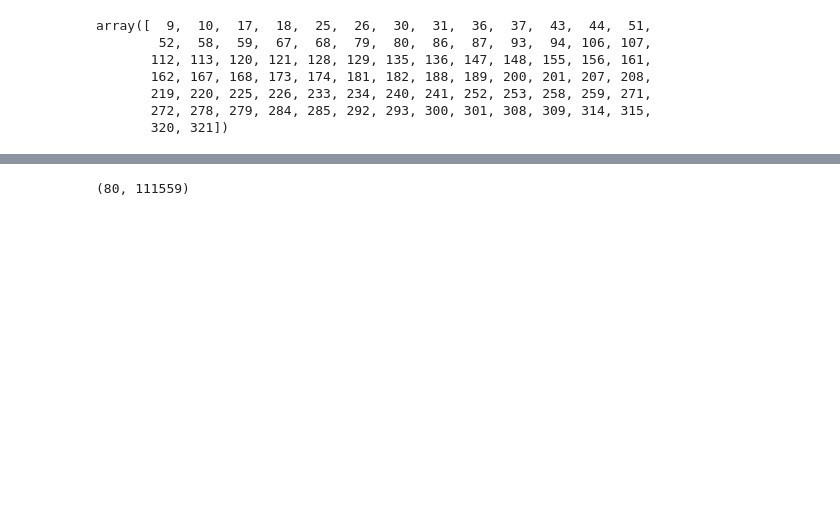
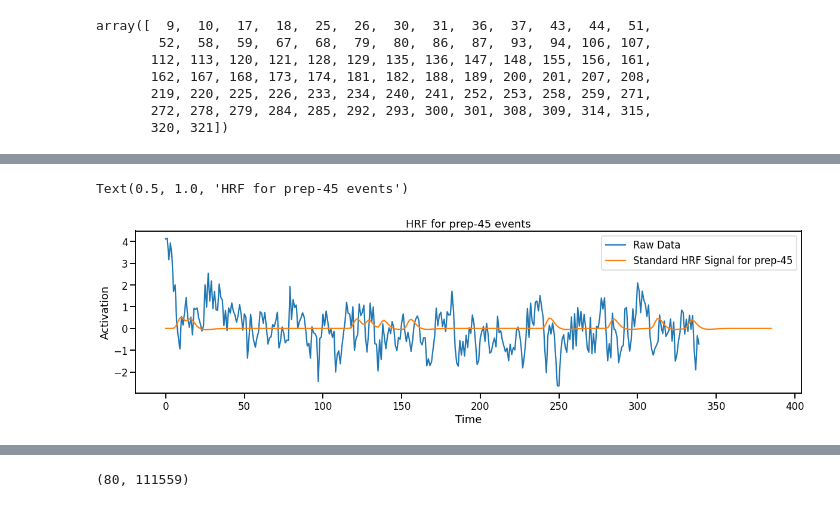
Before and after one commit to tejas-savalia/fmri_project, a Jupyter notebook: glm_analyses.ipynb, the cells around one changed output, grey strips where cells are left out. Cells and saved outputs as stored; diff of their text form; code cells hidden in the pictures; blank space fills up the shorter version.

```diff
--- a/glm_analyses.ipynb
+++ b/glm_analyses.ipynb
@@ -276,0 +326,12 @@ prep_images = image.index_img(fmri_image[0], np.ravel(np.vstack((indices, indice
+# %%
+plt.figure(figsize=(20, 5))
+plt1, = plt.plot((ts[:, 20] - np.mean(ts[:, 20]))/np.std(ts[:, 20]))
+plot_45_prep, = plt.plot(d['45_prep'])
+plt.legend([plt1, plot_45_prep], ['Raw Data', 'Standard HRF Signal for prep-45'])
+plt.xlabel('Time')
+plt.ylabel('Activation')
+plt.title('HRF for prep-45 events')
+#plt.savefig('plots_for_bb/prep_45_hrf.png', dpi = 600)
+# %% [output]
+Text(0.5, 1.0, 'HRF for prep-45 events')
+[figure, added]
```
Also changed, not shown: parts of 48 cells of this notebook, 12 other files.
